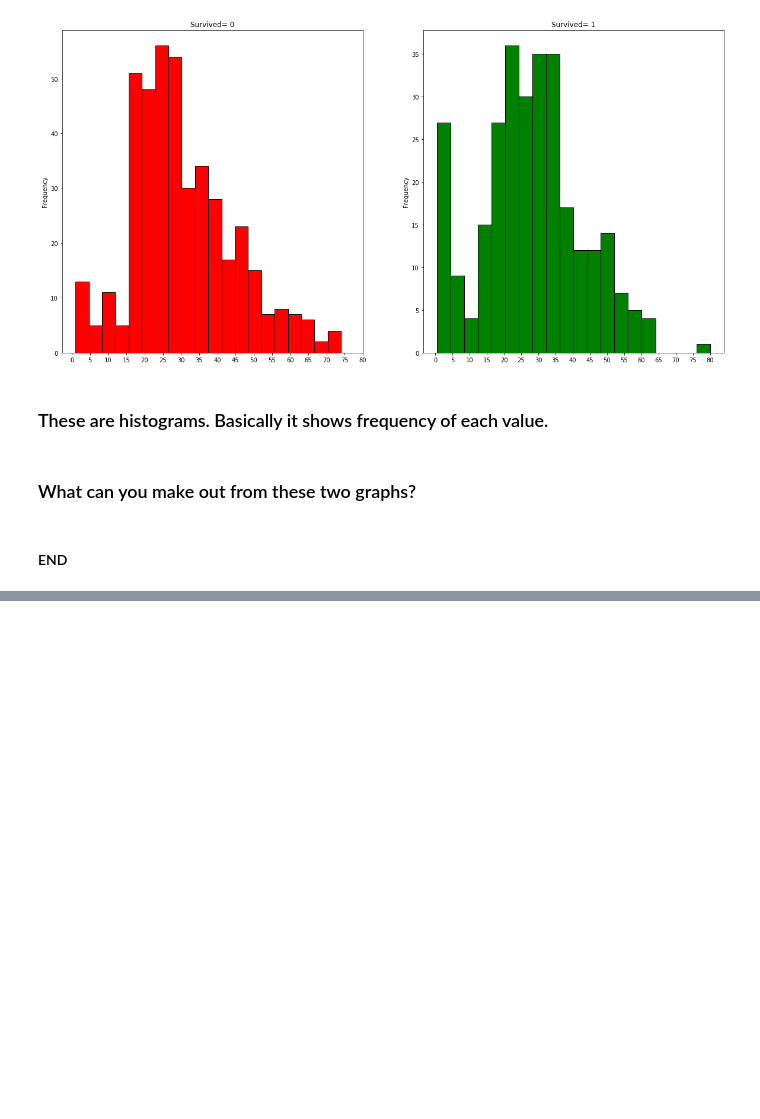
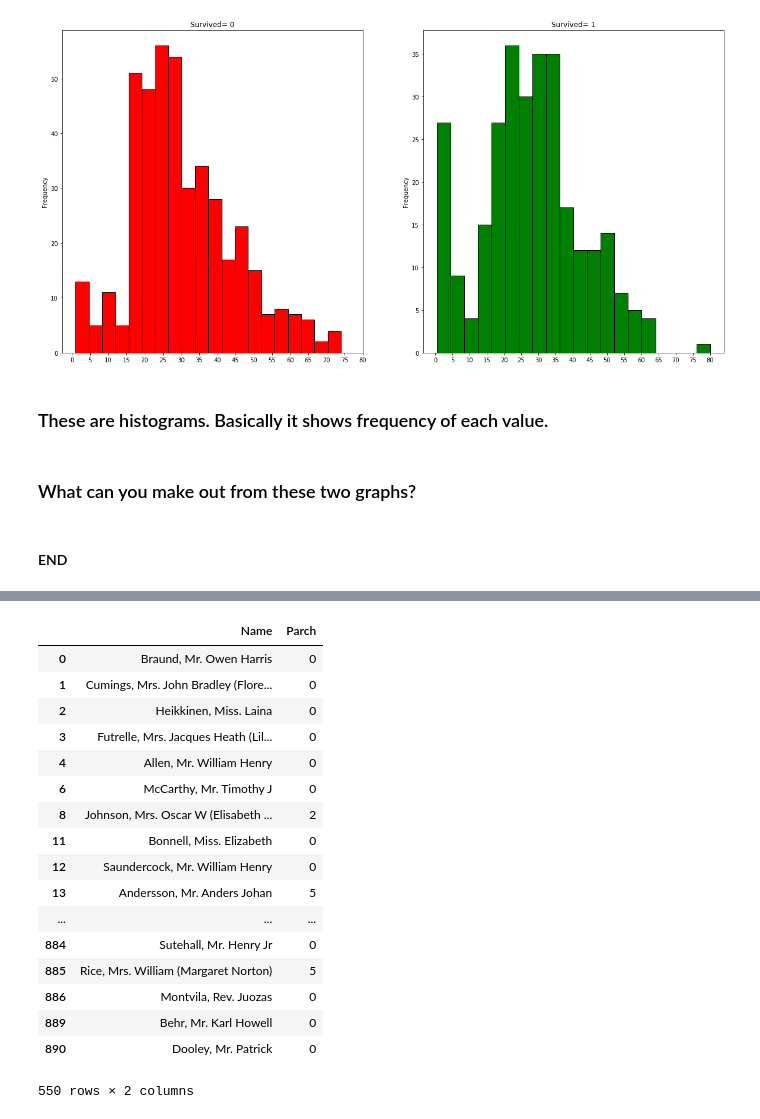
Before and after one commit to prakharlovesdata/ML-sessions, a Jupyter notebook: Sessions/EDA_SESSION_1.ipynb, the cells around one changed output, grey strips where cells are left out. Drawn from its saved outputs; the diff is of its cells as text; code cells hidden in the pictures; blank space fills up the shorter version.

```diff
--- a/Sessions/EDA_SESSION_1.ipynb
+++ b/Sessions/EDA_SESSION_1.ipynb
@@ -205,0 +317,21 @@ plt.show()
+# %%
+data.loc[(data.Age >= 20),['Name','Parch']]
+# %% [output]
+|  | Name | Parch |
+| 0 | Braund, Mr. Owen Harris | 0 |
+| 1 | Cumings, Mrs. John Bradley (Flore... | 0 |
+| 2 | Heikkinen, Miss. Laina | 0 |
+| 3 | Futrelle, Mrs. Jacques Heath (Lil... | 0 |
+| 4 | Allen, Mr. William Henry | 0 |
+| 6 | McCarthy, Mr. Timothy J | 0 |
+| 8 | Johnson, Mrs. Oscar W (Elisabeth ... | 2 |
+| 11 | Bonnell, Miss. Elizabeth | 0 |
+| 12 | Saundercock, Mr. William Henry | 0 |
+| 13 | Andersson, Mr. Anders Johan | 5 |
+| ... | ... | ... |
+| 884 | Sutehall, Mr. Henry Jr | 0 |
+| 885 | Rice, Mrs. William (Margaret Norton) | 5 |
+| 886 | Montvila, Rev. Juozas | 0 |
+| 889 | Behr, Mr. Karl Howell | 0 |
+| 890 | Dooley, Mr. Patrick | 0 |
+550 rows × 2 columns
```
Also changed, not shown: parts of 24 cells of this notebook.
